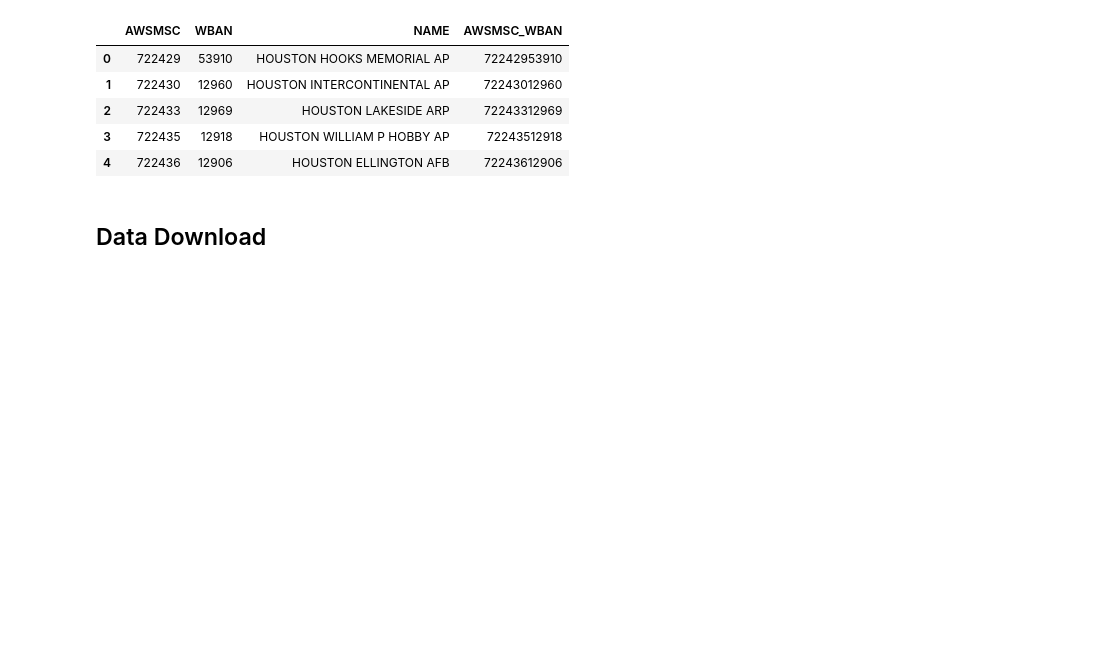
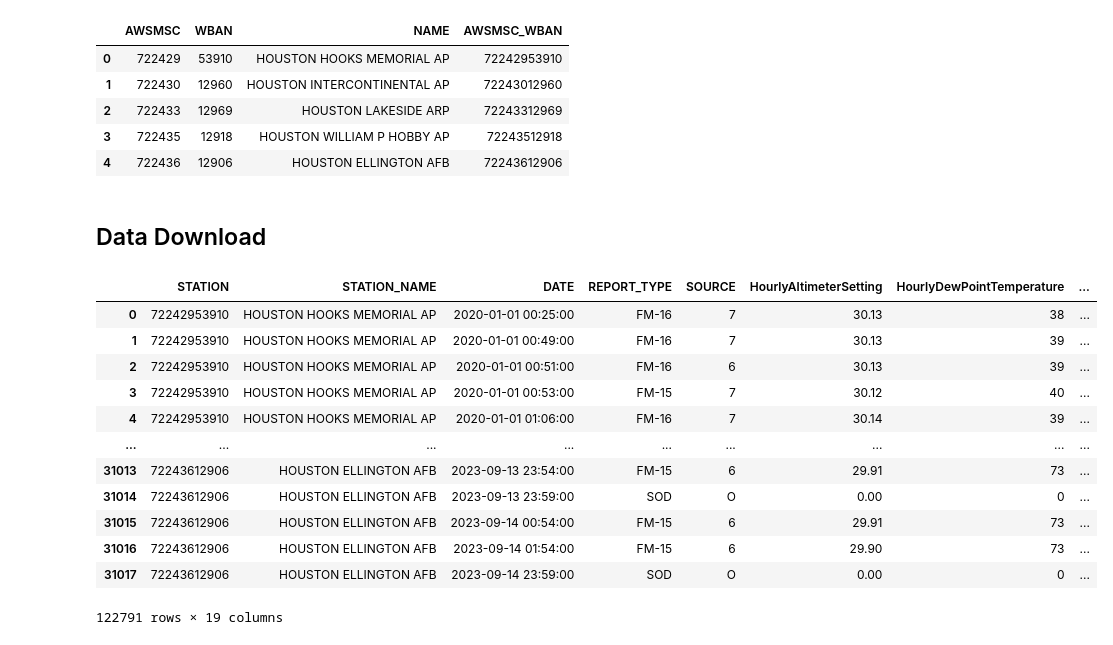
Before and after one commit to bpassini12/Weather_Collect, a Jupyter notebook: get_noaa_weather.ipynb, the cells around one changed output. Drawn from its saved outputs; the diff is of its cells as text; code cells hidden in the pictures; blank space fills up the shorter version.

```diff
--- a/get_noaa_weather.ipynb
+++ b/get_noaa_weather.ipynb
@@ -61,6 +63,8 @@ for n,i in enumerate(decoded_content.splitlines()[6:]):
 
 awsmcs_wban_df = pd.DataFrame(end_list, columns=cols)
 awsmcs_wban_df = awsmcs_wban_df[awsmcs_wban_df['NAME'].notna()]
+sl_data = pd.DataFrame({'AWSMSC':['720637'],'WBAN':['00223'],'NAME':'SUGAR LAND REGIONAL AIRPORT'})
+awsmcs_wban_df = pd.concat([awsmcs_wban_df, sl_data])
 awsmcs_wban_df['AWSMSC_WBAN'] = awsmcs_wban_df['AWSMSC'] + awsmcs_wban_df['WBAN']
 # %% [markdown]
 ## Define List of Hourly Variables that you want to pull
@@ -86,7 +90,7 @@ hrly_vars_str = '&dataTypes='.join(hrly_vars)
 # %% [markdown]
 ### Houston Stations
 # %%
-hou_stations_df = df[df.NAME.str.contains('HOUSTON')].reset_index(drop=True)
+hou_stations_df = awsmcs_wban_df[awsmcs_wban_df.NAME.str.contains('HOUSTON')].reset_index(drop=True)
 hou_stations_df
 # %% [output]
 |  | AWSMSC | WBAN | NAME | AWSMSC_WBAN |
@@ -107,8 +111,8 @@ def hrly_station_wx(awsmcs_wban, strt_dte, end_dte):
       # directory already exists
       pass
 
-   noaa_api_call = f'''https://www.ncei.noaa.gov/access/services/data/v1?dataset=local-climatological-data&dataTypes={hrly_vars_str}&stations={awsmsc_wban}&startDate={strt_dte}&endDate={end_dte}'''
-
+   noaa_api_call = f'''https://www.ncei.noaa.gov/access/services/data/v1?dataset=local-climatological-data&dataTypes={hrly_vars_str}&stations={awsmcs_wban}&startDate={strt_dte}&endDate={end_dte}'''
+   print(noaa_api_call)
    station_name = awsmcs_wban_df[awsmcs_wban_df.AWSMSC_WBAN==awsmcs_wban]['NAME'].iloc[0]
 
    filename = f'{station_name}_{strt_dte}_{end_dte}.csv'
@@ -139,4 +143,21 @@ def hrly_station_wx(awsmcs_wban, strt_dte, end_dte):
    df.insert(1,'STATION_NAME', station_name)
 
    return df
+# %%
+x = pd.concat([hrly_station_wx(awsmcs_wban=i,strt_dte='2020-01-01',end_dte='2023-12-31') for i in hou_stations_df.AWSMSC_WBAN])
+x
+# %% [output]
+|  | STATION | STATION_NAME | DATE | REPORT_TYPE | SOURCE | HourlyAltimeterSetting | HourlyDewPointTemperature | ... |
+| 0 | 72242953910 | HOUSTON HOOKS MEMORIAL AP | 2020-01-01 00:25:00 | FM-16 | 7 | 30.13 | 38 | ... |
+| 1 | 72242953910 | HOUSTON HOOKS MEMORIAL AP | 2020-01-01 00:49:00 | FM-16 | 7 | 30.13 | 39 | ... |
+| 2 | 72242953910 | HOUSTON HOOKS MEMORIAL AP | 2020-01-01 00:51:00 | FM-16 | 6 | 30.13 | 39 | ... |
+| 3 | 72242953910 | HOUSTON HOOKS MEMORIAL AP | 2020-01-01 00:53:00 | FM-15 | 7 | 30.12 | 40 | ... |
+| 4 | 72242953910 | HOUSTON HOOKS MEMORIAL AP | 2020-01-01 01:06:00 | FM-16 | 7 | 30.14 | 39 | ... |
+| ... | ... | ... | ... | ... | ... | ... | ... | ... |
+| 31013 | 72243612906 | HOUSTON ELLINGTON AFB | 2023-09-13 23:54:00 | FM-15 | 6 | 29.91 | 73 | ... |
+| 31014 | 72243612906 | HOUSTON ELLINGTON AFB | 2023-09-13 23:59:00 | SOD | O | 0.00 | 0 | ... |
+| 31015 | 72243612906 | HOUSTON ELLINGTON AFB | 2023-09-14 00:54:00 | FM-15 | 6 | 29.91 | 73 | ... |
+| 31016 | 72243612906 | HOUSTON ELLINGTON AFB | 2023-09-14 01:54:00 | FM-15 | 6 | 29.90 | 73 | ... |
+| 31017 | 72243612906 | HOUSTON ELLINGTON AFB | 2023-09-14 23:59:00 | SOD | O | 0.00 | 0 | ... |
+122791 rows × 19 columns
 # %%
```
Also changed, not shown: parts of 5 cells of this notebook.
